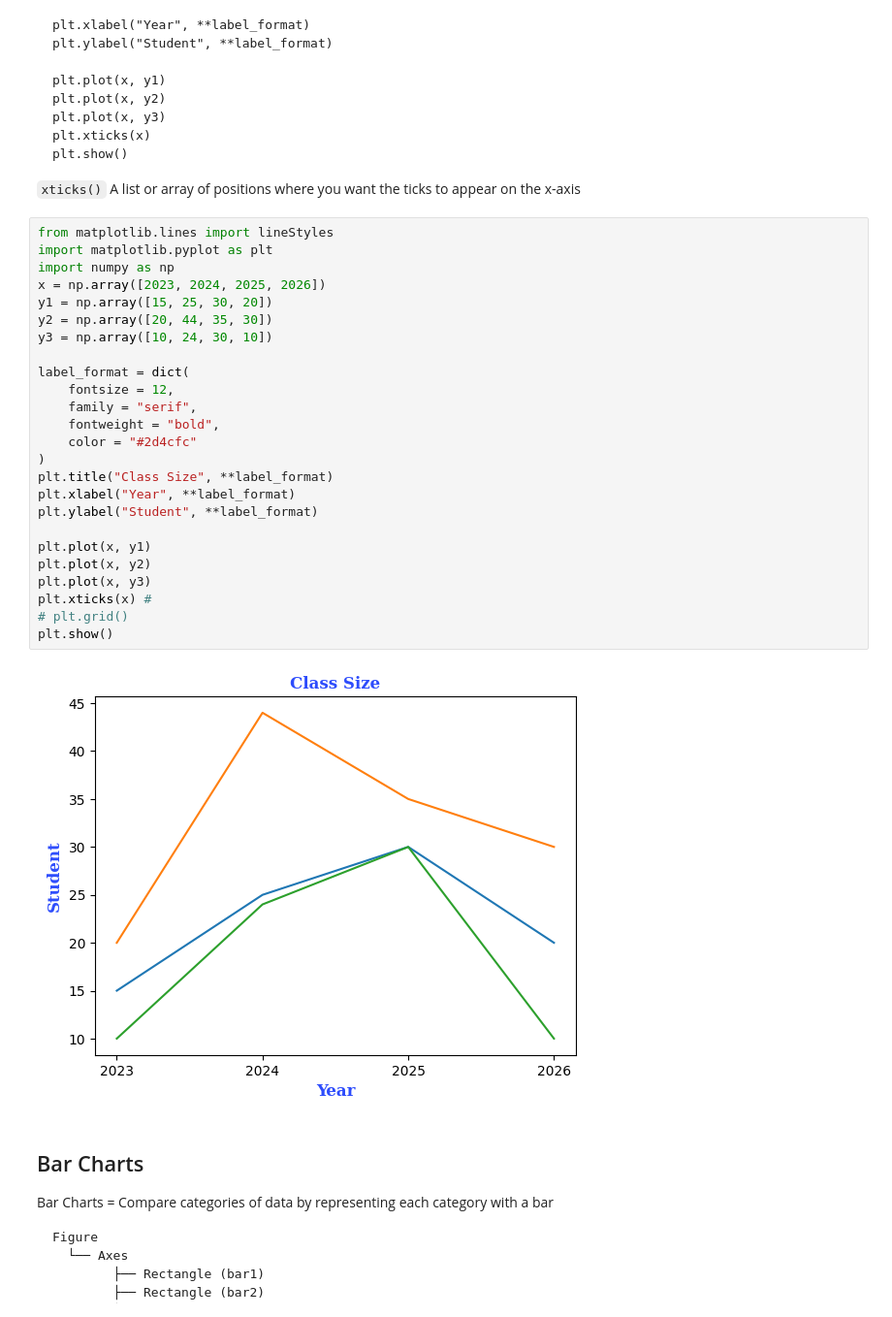
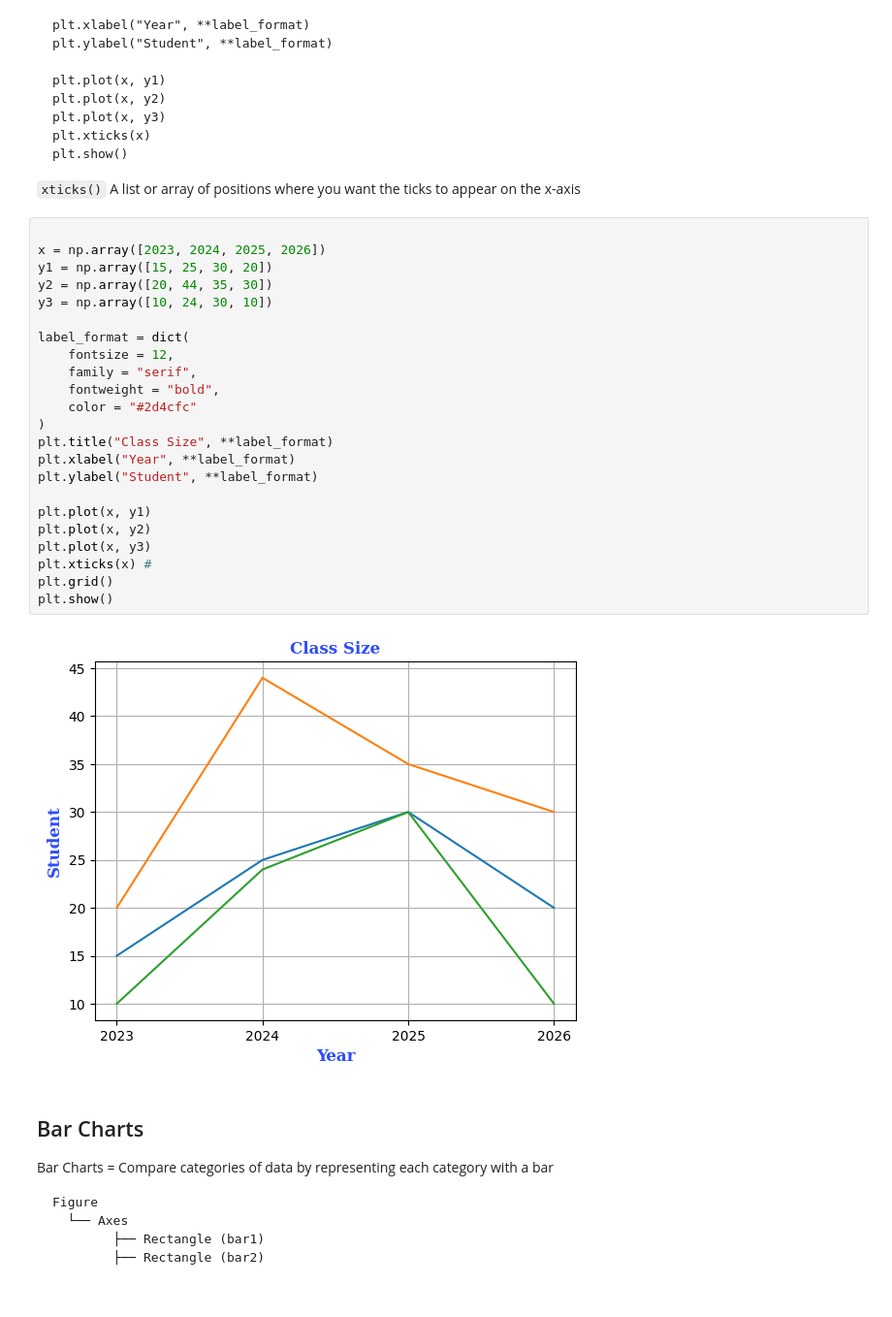
Before and after one commit to 1sazzad/Data-Science-Artificial-Intelligence-Foundation-Course, a Jupyter notebook: Matplotlib_Class_8.ipynb, the cells around one changed output. Shown at 97% size. Drawn from its saved outputs; the diff is of its cells as text.

```diff
--- a/Matplotlib_Class_8.ipynb
+++ b/Matplotlib_Class_8.ipynb
@@ -246,32 +337,30 @@ plt.show()
 
 `xticks()` A list or array of positions where you want the ticks to appear on the x-axis
 # %%
-from matplotlib.lines import lineStyles
-import matplotlib.pyplot as plt
-import numpy as np
+
 x = np.array([2023, 2024, 2025, 2026])
 y1 = np.array([15, 25, 30, 20])
 y2 = np.array([20, 44, 35, 30])
 y3 = np.array([10, 24, 30, 10])
 
 label_format = dict(
     fontsize = 12,
     family = "serif",
     fontweight = "bold",
     color = "#2d4cfc"
 )
 plt.title("Class Size", **label_format)
 plt.xlabel("Year", **label_format)
 plt.ylabel("Student", **label_format)
 
 plt.plot(x, y1)
 plt.plot(x, y2)
 plt.plot(x, y3)
 plt.xticks(x) #
-# plt.grid()
+plt.grid()
 plt.show()
 # %% [output]
-[figure, old version]
+[figure, new version]
 # %% [markdown]
 ## Bar Charts
 Bar Charts = Compare categories of data by representing each category with a bar
```
Also changed, not shown: parts of 11 cells of this notebook.
